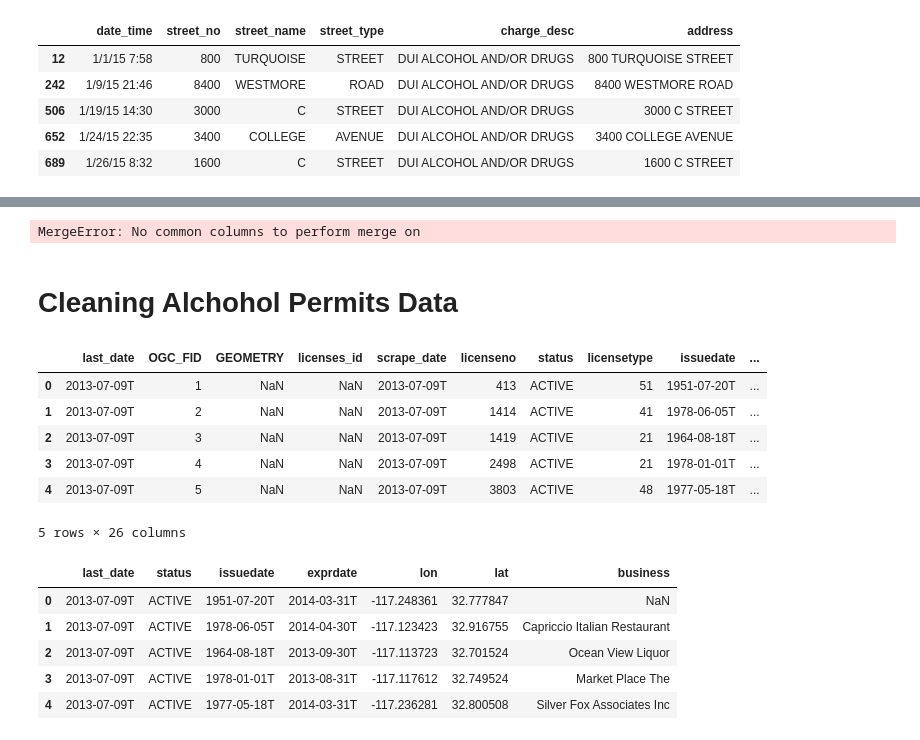
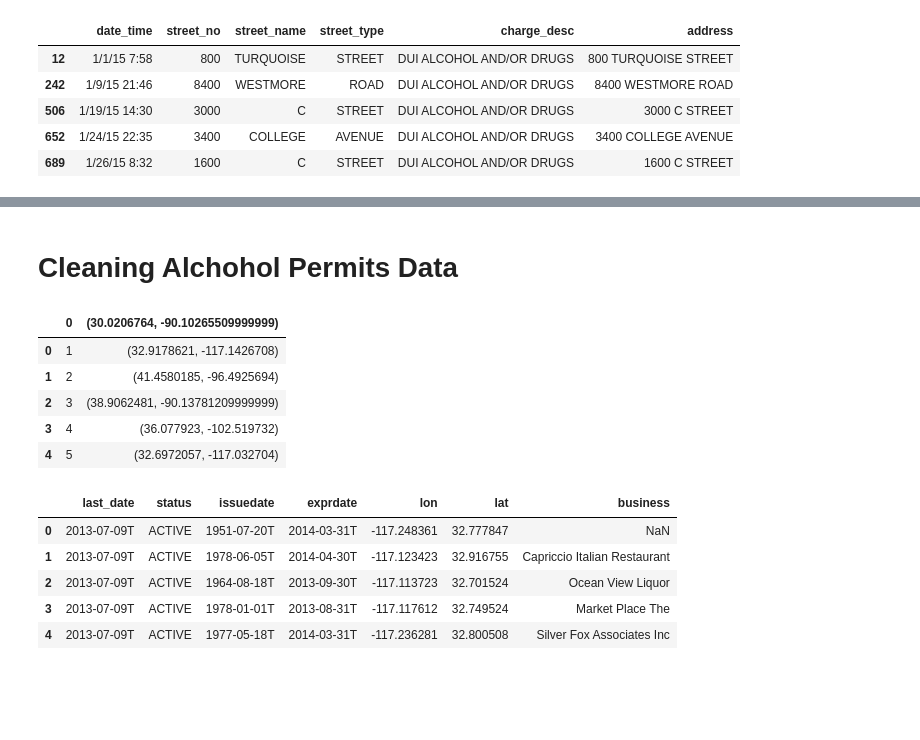
Before and after one commit to sarah-george/San-Diego-DUI-Crashes-and-Arrests, a Jupyter notebook: DUI_Notebook_V2.ipynb, the cells around one changed output, grey strips where cells are left out. Saved outputs shown, nothing was run; the diff lists cells and outputs as text; code cells hidden in the pictures; blank space fills up the shorter version.

```diff
--- a/DUI_Notebook_V2.ipynb
+++ b/DUI_Notebook_V2.ipynb
@@ -214,8 +197,0 @@ df2
-# %%
-#df2.merge(pd.DataFrame(data = [s.values]*len(s), columns = s.index), left_index=True, right_index=True)
-pd.merge(df2, d, how='outer')
-df2
-
-#dui_crashes15_17.head(6)
-# %% [output]
-MergeError: No common columns to perform merge on
@@ -223,15 +201,16 @@ MergeError: No common columns to perform merge on
 # Cleaning Alchohol Permits Data
 # %%
 alc_permits = pd.read_csv('abs-licenses-casnd.csv')
-alc_permits.head(5)
+crash_coordinates_s = pd.read_csv("crash_coordinates.csv")
+#alc_permits.head(5)
+crash_coordinates_s.head(5)
 # %% [output]
-|  | last_date | OGC_FID | GEOMETRY | licenses_id | scrape_date | licenseno | status | licensetype | issuedate | ... |
-| 0 | 2013-07-09T | 1 | NaN | NaN | 2013-07-09T | 413 | ACTIVE | 51 | 1951-07-20T | ... |
-| 1 | 2013-07-09T | 2 | NaN | NaN | 2013-07-09T | 1414 | ACTIVE | 41 | 1978-06-05T | ... |
-| 2 | 2013-07-09T | 3 | NaN | NaN | 2013-07-09T | 1419 | ACTIVE | 21 | 1964-08-18T | ... |
-| 3 | 2013-07-09T | 4 | NaN | NaN | 2013-07-09T | 2498 | ACTIVE | 21 | 1978-01-01T | ... |
-| 4 | 2013-07-09T | 5 | NaN | NaN | 2013-07-09T | 3803 | ACTIVE | 48 | 1977-05-18T | ... |
+|  | 0 | (30.0206764, -90.10265509999999) |
+| 0 | 1 | (32.9178621, -117.1426708) |
+| 1 | 2 | (41.4580185, -96.4925694) |
+| 2 | 3 | (38.9062481, -90.13781209999999) |
+| 3 | 4 | (36.077923, -102.519732) |
+| 4 | 5 | (32.6972057, -117.032704) |
-5 rows × 26 columns
 # %%
 # Reduce to pertinent data columns
 alc_permits = alc_permits[['last_date', 'status', 'issuedate', 'exprdate', 'lon', 'lat', 'business']]
```
Also changed, not shown: parts of 12 cells of this notebook, 1 other file.
